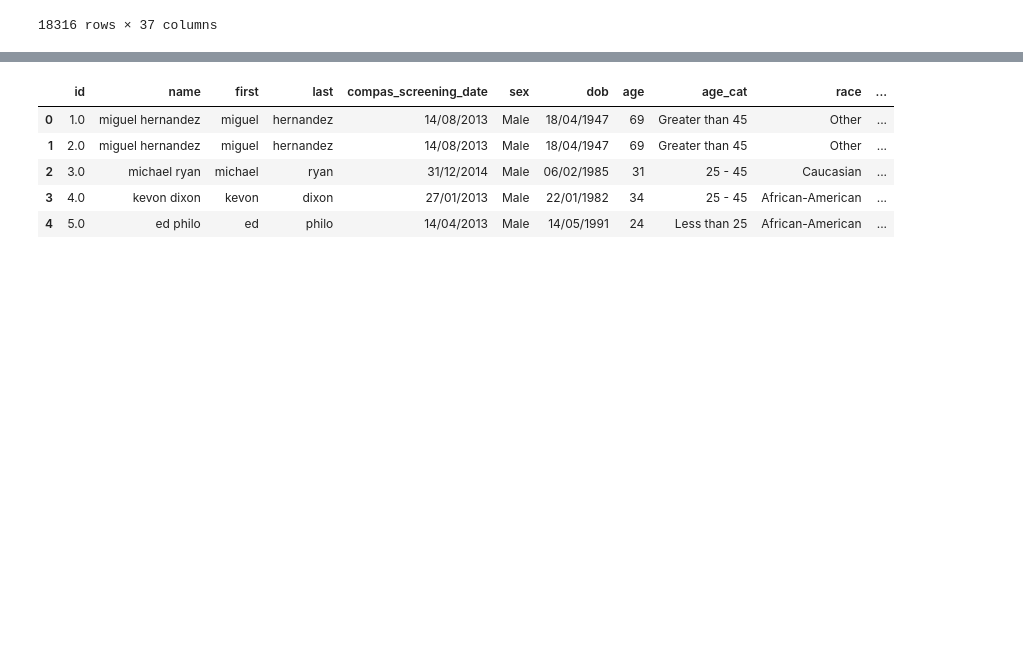
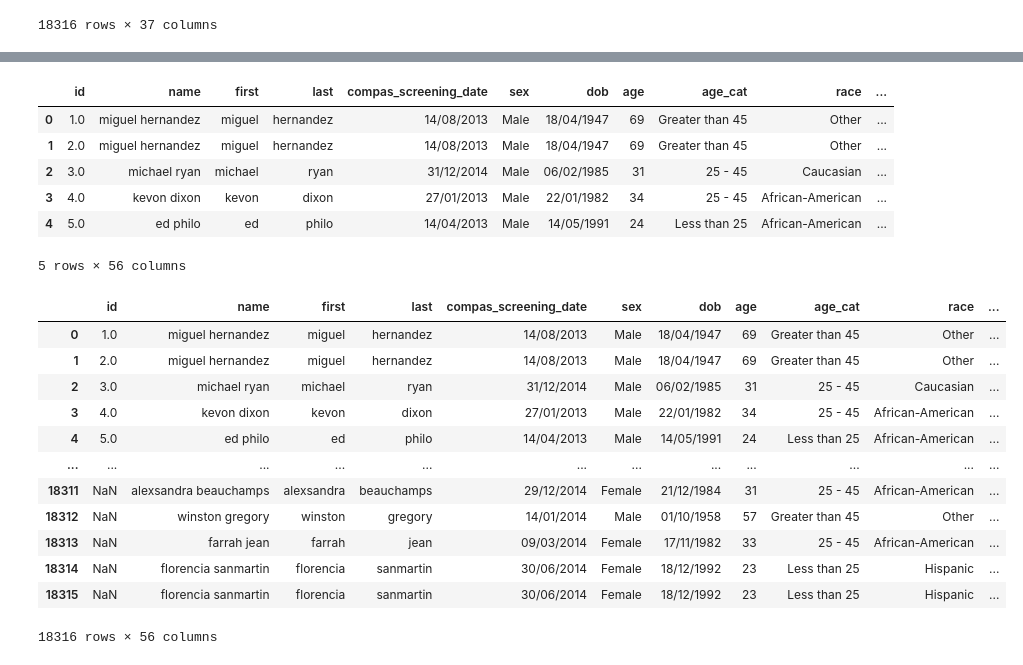
Before and after one commit to bintualkassoum/bintualkassoum, a Jupyter notebook: CompasFairML.ipynb, the cells around one changed output, grey strips where cells are left out. Saved outputs shown, nothing was run; the diff lists cells and outputs as text; code cells hidden in the pictures; blank space fills up the shorter version.

```diff
--- a/CompasFairML.ipynb
+++ b/CompasFairML.ipynb
@@ -155,7 +198,7 @@ off_data['total_recid'] = total_recid
 # %%
 #Combine Decile and Violent Decile Scores (Target Variable)
 recid_score = (off_data['decile_score'] + off_data['v_decile_score']) / 2
-off_data['recid_score'] = recid_score
+off_data['recid_score'] = recid_score.astype(int)
 
 off_data.head()
 # %% [output]
@@ -165,6 +208,28 @@ off_data.head()
 | 2 | 3.0 | michael ryan | michael | ryan | 31/12/2014 | Male | 06/02/1985 | 31 | 25 - 45 | Caucasian | ... |
 | 3 | 4.0 | kevon dixon | kevon | dixon | 27/01/2013 | Male | 22/01/1982 | 34 | 25 - 45 | African-American | ... |
 | 4 | 5.0 | ed philo | ed | philo | 14/04/2013 | Male | 14/05/1991 | 24 | Less than 25 | African-American | ... |
+5 rows × 56 columns
+# %%
+#Data Cleaning - Feature Engineer Recid Scores
+r = [0,4,7,10]
+g = ['Low','Medium','High']
+off_data['recid_score'] = pd.cut(off_data['recid_score'], bins = r, labels = g)
+
+off_data
+# %% [output]
+|  | id | name | first | last | compas_screening_date | sex | dob | age | age_cat | race | ... |
+| 0 | 1.0 | miguel hernandez | miguel | hernandez | 14/08/2013 | Male | 18/04/1947 | 69 | Greater than 45 | Other | ... |
+| 1 | 2.0 | miguel hernandez | miguel | hernandez | 14/08/2013 | Male | 18/04/1947 | 69 | Greater than 45 | Other | ... |
+| 2 | 3.0 | michael ryan | michael | ryan | 31/12/2014 | Male | 06/02/1985 | 31 | 25 - 45 | Caucasian | ... |
+| 3 | 4.0 | kevon dixon | kevon | dixon | 27/01/2013 | Male | 22/01/1982 | 34 | 25 - 45 | African-American | ... |
+| 4 | 5.0 | ed philo | ed | philo | 14/04/2013 | Male | 14/05/1991 | 24 | Less than 25 | African-American | ... |
+| ... | ... | ... | ... | ... | ... | ... | ... | ... | ... | ... | ... |
+| 18311 | NaN | alexsandra beauchamps | alexsandra | beauchamps | 29/12/2014 | Female | 21/12/1984 | 31 | 25 - 45 | African-American | ... |
+| 18312 | NaN | winston gregory | winston | gregory | 14/01/2014 | Male | 01/10/1958 | 57 | Greater than 45 | Other | ... |
+| 18313 | NaN | farrah jean | farrah | jean | 09/03/2014 | Female | 17/11/1982 | 33 | 25 - 45 | African-American | ... |
+| 18314 | NaN | florencia sanmartin | florencia | sanmartin | 30/06/2014 | Female | 18/12/1992 | 23 | Less than 25 | Hispanic | ... |
+| 18315 | NaN | florencia sanmartin | florencia | sanmartin | 30/06/2014 | Female | 18/12/1992 | 23 | Less than 25 | Hispanic | ... |
+18316 rows × 56 columns
 # %%
 #Final Data Cleaning
 
```
Also changed, not shown: parts of 29 cells of this notebook.
